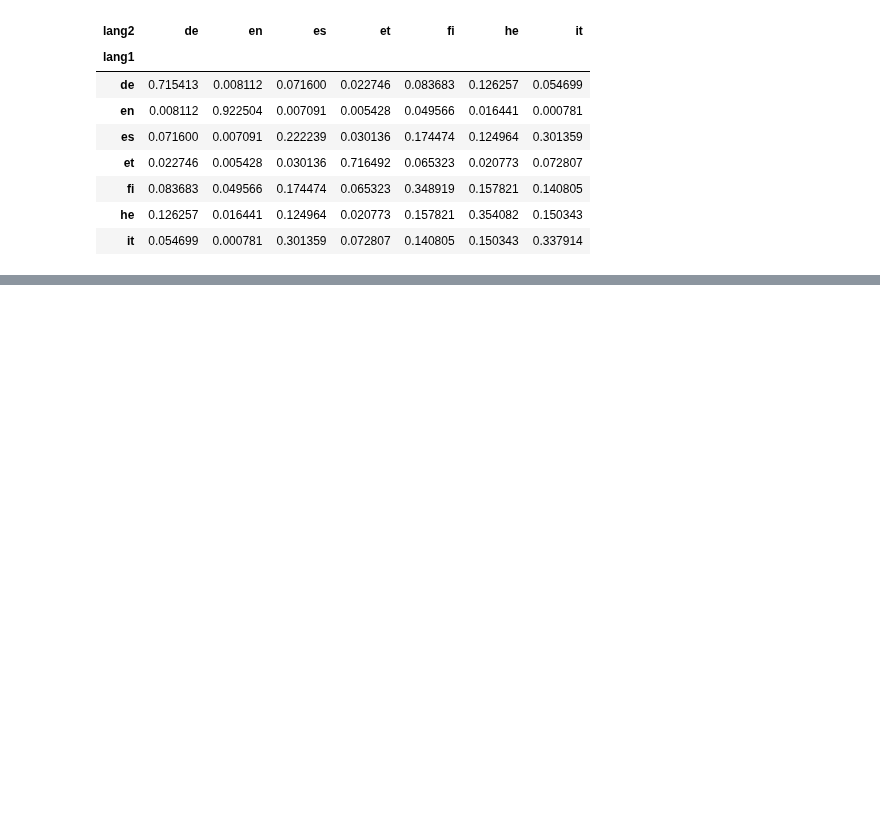
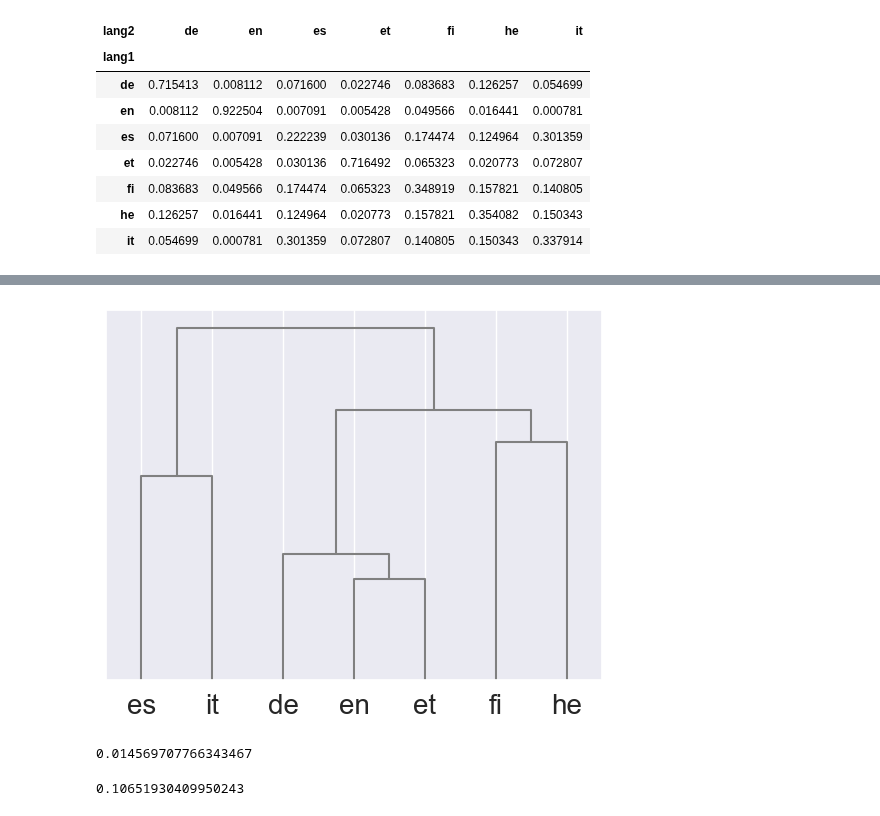
Before and after one commit to linaskerath/ANLP_project, a Jupyter notebook: scripts/7_plots.ipynb, the cells around one changed output, grey strips where cells are left out. Saved outputs shown, nothing was run; the diff lists cells and outputs as text; code cells hidden in the pictures; blank space fills up the shorter version.

```diff
--- a/scripts/7_plots.ipynb
+++ b/scripts/7_plots.ipynb
@@ -192,8 +200,19 @@ plt.show()
 # %%
 # SC IC uni
 tree = ward(acc_matrix)
 fig, ax = plt.subplots()
 dendrogram(tree, ax=ax, labels=acc_matrix.index, color_threshold=.1, above_threshold_color="grey")
 ax.set_yticks([])
-plt.show()
-#plt.savefig("../data/outputs/uncertainty-tree.png")
+plt.xticks(fontsize=20)
+# plt.show()
+plt.savefig("../data/outputs/tree_LRS_gray.png", bbox_inches='tight')
+# %% [output]
+[figure, added]
+# %%
+df_eng.logreg_val.mean()
+# %% [output]
+0.014569707766343467
+# %%
+df_L2.logreg_val.mean()
+# %% [output]
+0.10651930409950243
```
Also changed, not shown: parts of 5 cells of this notebook, 11 other files.
